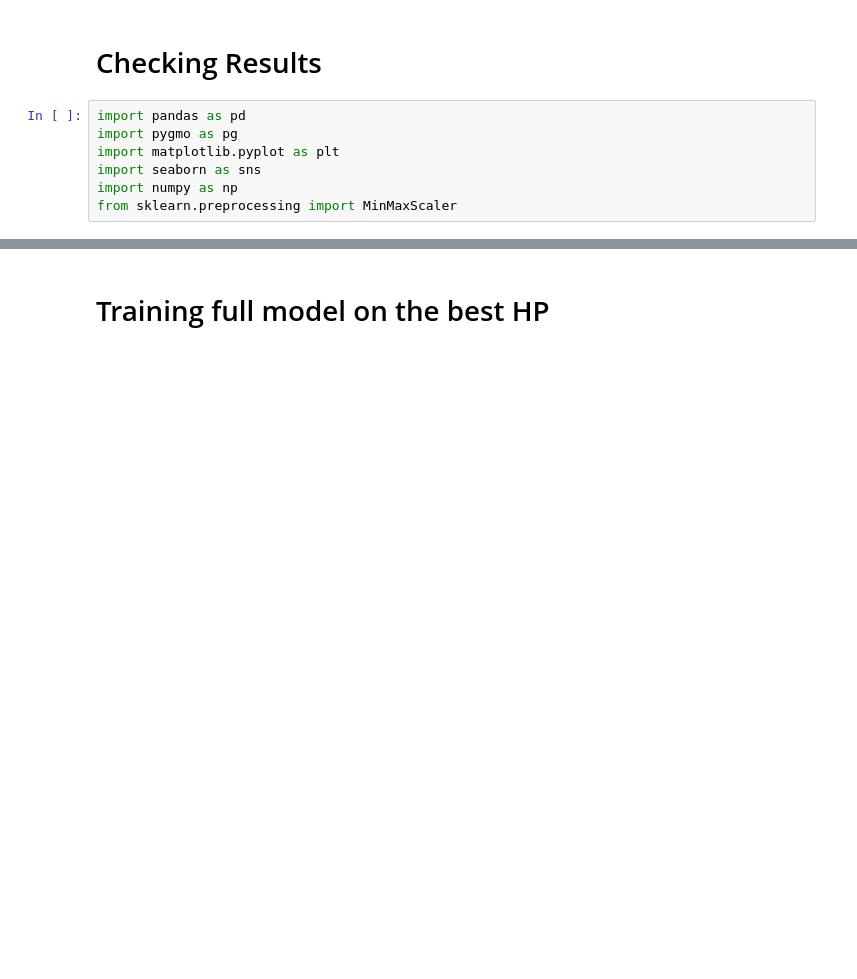
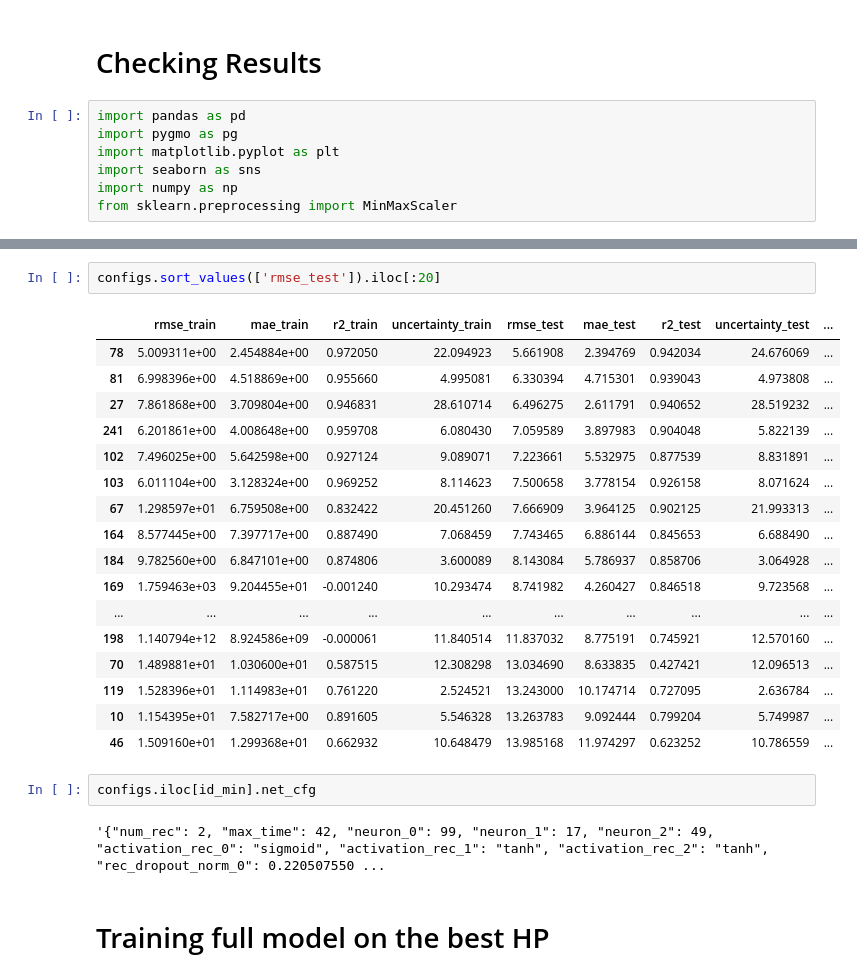
Before and after one commit to MariosKef/RULe, a Jupyter notebook: test_SO_dataset1.ipynb, the cells around one changed output, grey strips where cells are left out. Cells and saved outputs as stored; diff of their text form; blank space fills up the shorter version.

```diff
--- a/test_SO_dataset1.ipynb
+++ b/test_SO_dataset1.ipynb
@@ -775,3 +39,27 @@ for unit_number, grp in test_results_df.groupby('unit_number'):
+# %%
+configs.sort_values(['rmse_test']).iloc[:20]
+# %% [output]
+|  | rmse_train | mae_train | r2_train | uncertainty_train | rmse_test | mae_test | r2_test | uncertainty_test | ... |
+| 78 | 5.009311e+00 | 2.454884e+00 | 0.972050 | 22.094923 | 5.661908 | 2.394769 | 0.942034 | 24.676069 | ... |
+| 81 | 6.998396e+00 | 4.518869e+00 | 0.955660 | 4.995081 | 6.330394 | 4.715301 | 0.939043 | 4.973808 | ... |
+| 27 | 7.861868e+00 | 3.709804e+00 | 0.946831 | 28.610714 | 6.496275 | 2.611791 | 0.940652 | 28.519232 | ... |
+| 241 | 6.201861e+00 | 4.008648e+00 | 0.959708 | 6.080430 | 7.059589 | 3.897983 | 0.904048 | 5.822139 | ... |
+| 102 | 7.496025e+00 | 5.642598e+00 | 0.927124 | 9.089071 | 7.223661 | 5.532975 | 0.877539 | 8.831891 | ... |
+| 103 | 6.011104e+00 | 3.128324e+00 | 0.969252 | 8.114623 | 7.500658 | 3.778154 | 0.926158 | 8.071624 | ... |
+| 67 | 1.298597e+01 | 6.759508e+00 | 0.832422 | 20.451260 | 7.666909 | 3.964125 | 0.902125 | 21.993313 | ... |
+| 164 | 8.577445e+00 | 7.397717e+00 | 0.887490 | 7.068459 | 7.743465 | 6.886144 | 0.845653 | 6.688490 | ... |
+| 184 | 9.782560e+00 | 6.847101e+00 | 0.874806 | 3.600089 | 8.143084 | 5.786937 | 0.858706 | 3.064928 | ... |
+| 169 | 1.759463e+03 | 9.204455e+01 | -0.001240 | 10.293474 | 8.741982 | 4.260427 | 0.846518 | 9.723568 | ... |
+| ... | ... | ... | ... | ... | ... | ... | ... | ... | ... |
+| 198 | 1.140794e+12 | 8.924586e+09 | -0.000061 | 11.840514 | 11.837032 | 8.775191 | 0.745921 | 12.570160 | ... |
+| 70 | 1.489881e+01 | 1.030600e+01 | 0.587515 | 12.308298 | 13.034690 | 8.633835 | 0.427421 | 12.096513 | ... |
+| 119 | 1.528396e+01 | 1.114983e+01 | 0.761220 | 2.524521 | 13.243000 | 10.174714 | 0.727095 | 2.636784 | ... |
+| 10 | 1.154395e+01 | 7.582717e+00 | 0.891605 | 5.546328 | 13.263783 | 9.092444 | 0.799204 | 5.749987 | ... |
+| 46 | 1.509160e+01 | 1.299368e+01 | 0.662932 | 10.648479 | 13.985168 | 11.974297 | 0.623252 | 10.786559 | ... |
+# %%
+configs.iloc[id_min].net_cfg
+# %% [output]
+'{"num_rec": 2, "max_time": 42, "neuron_0": 99, "neuron_1": 17, "neuron_2": 49, "activation_rec_0": "sigmoid", "activation_rec_1": "tanh", "activation_rec_2": "tanh", "rec_dropout_norm_0": 0.220507550 ...
 # %% [markdown]
 # Training full model on the best HP
 # %%
```
Also changed, not shown: parts of 118 cells of this notebook, 2 other files.
